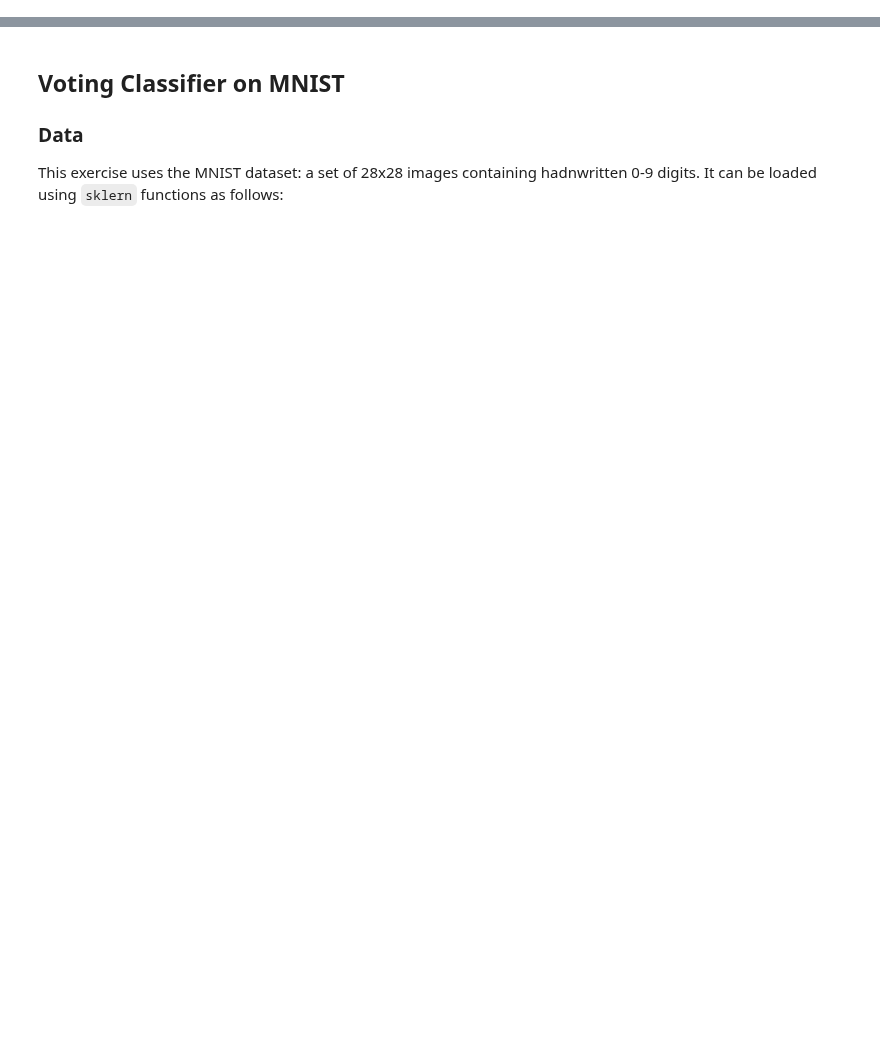
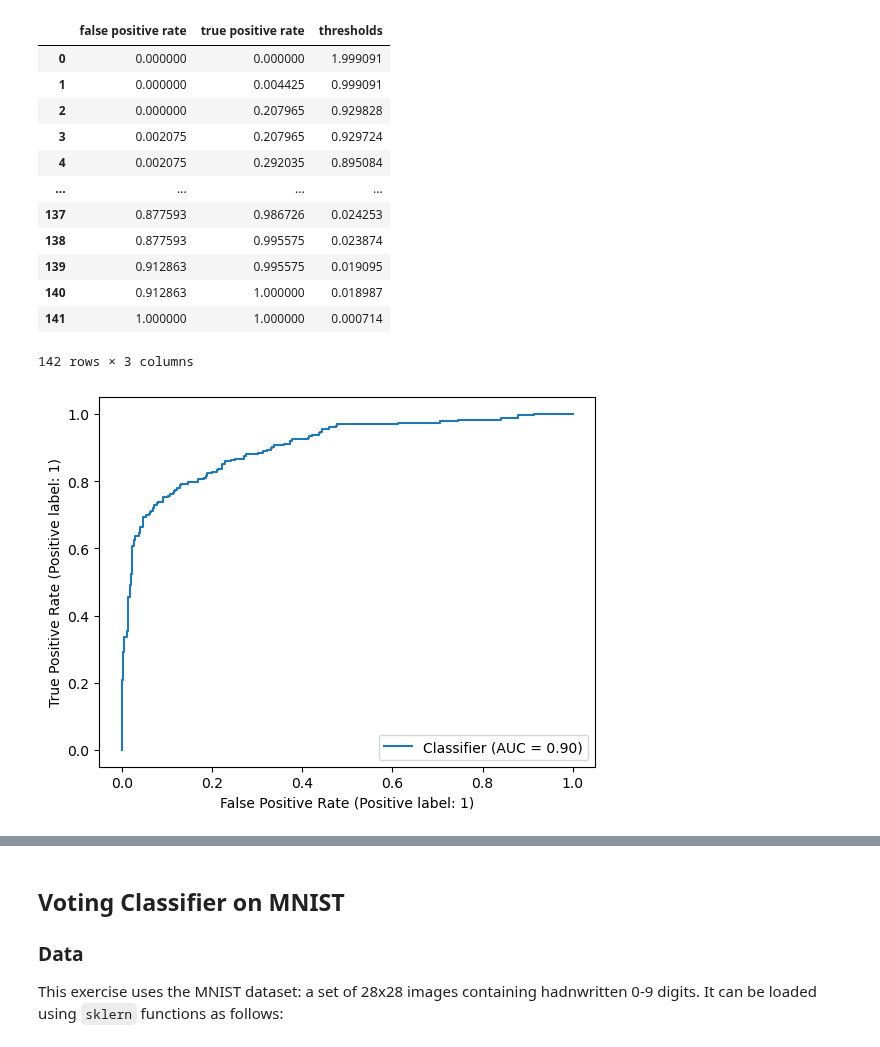
Before and after one commit to thalitadru/ml-class-epf, a Jupyter notebook: LabAssignmentTreesEnsembles_complete.ipynb, the cells around one changed output, grey strips where cells are left out. Cells and saved outputs as stored; diff of their text form; code cells hidden in the pictures; blank space fills up the shorter version.

```diff
--- a/LabAssignmentTreesEnsembles_complete.ipynb
+++ b/LabAssignmentTreesEnsembles_complete.ipynb
@@ -15,0 +190,23 @@ from scipy import stats
+# %%
+from sklearn.metrics import RocCurveDisplay, roc_curve
+
+y_pred = random_forest_clf.predict_proba(X_val)[:,0]
+y_true = np.where (y_val =='Dropout', 1, 0)
+RocCurveDisplay.from_predictions(y_true, y_pred)
+fpr, tpr, thresholds = roc_curve(y_true, y_pred)
+pd.DataFrame({'false positive rate': fpr, 'true positive rate': tpr, 'thresholds': thresholds})
+# %% [output]
+|  | false positive rate | true positive rate | thresholds |
+| 0 | 0.000000 | 0.000000 | 1.999091 |
+| 1 | 0.000000 | 0.004425 | 0.999091 |
+| 2 | 0.000000 | 0.207965 | 0.929828 |
+| 3 | 0.002075 | 0.207965 | 0.929724 |
+| 4 | 0.002075 | 0.292035 | 0.895084 |
+| ... | ... | ... | ... |
+| 137 | 0.877593 | 0.986726 | 0.024253 |
+| 138 | 0.877593 | 0.995575 | 0.023874 |
+| 139 | 0.912863 | 0.995575 | 0.019095 |
+| 140 | 0.912863 | 1.000000 | 0.018987 |
+| 141 | 1.000000 | 1.000000 | 0.000714 |
+142 rows × 3 columns
+[figure, added]
```
Also changed, not shown: parts of 76 cells of this notebook, 1 other file.
